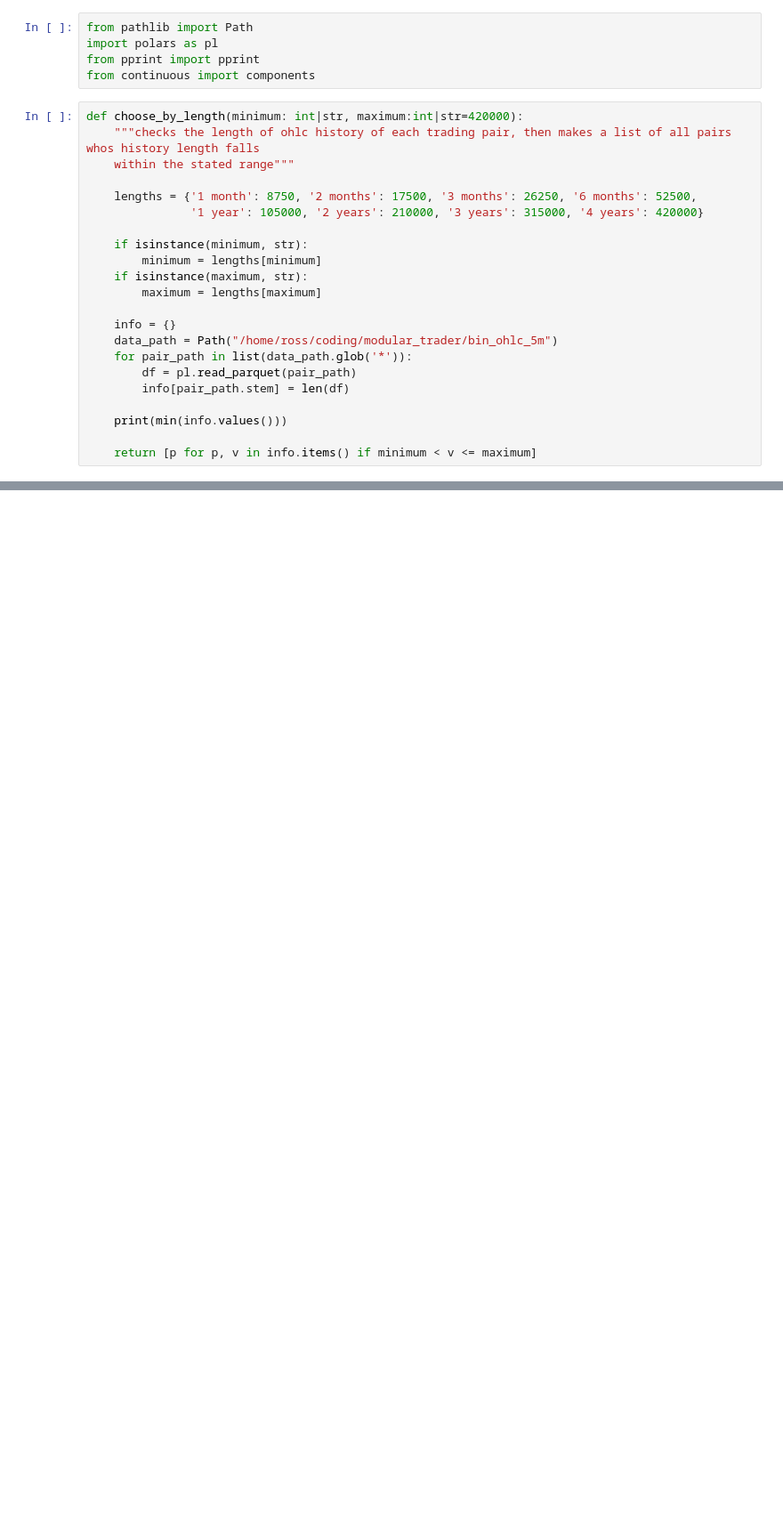
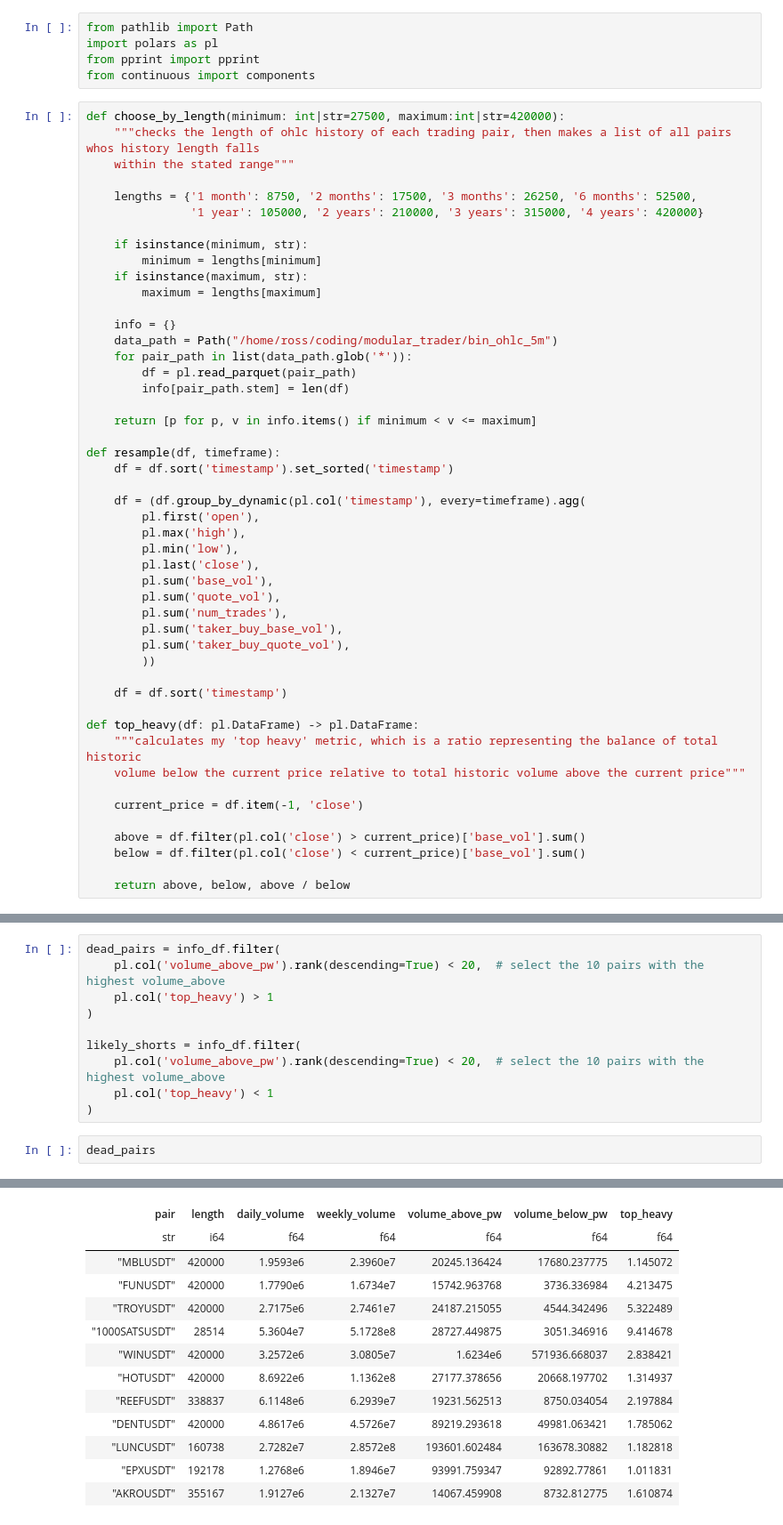
Before and after one commit to codebiscuits/modular_trader, a Jupyter notebook: continuous/analyse_pairs_data.ipynb, the cells around one changed output, grey strips where cells are left out. Shown at 89% size. Saved outputs shown, nothing was run; the diff lists cells and outputs as text; blank space fills up the shorter version.

Commit message:
continuous trader working pretty well

```diff
--- a/continuous/analyse_pairs_data.ipynb
+++ b/continuous/analyse_pairs_data.ipynb
@@ -4,7 +4,7 @@ import polars as pl
 from pprint import pprint
 from continuous import components
 # %%
-def choose_by_length(minimum: int|str, maximum:int|str=420000):
+def choose_by_length(minimum: int|str=27500, maximum:int|str=420000):
     """checks the length of ohlc history of each trading pair, then makes a list of all pairs whos history length falls
     within the stated range"""
 
@@ -22,6 +22,32 @@ def choose_by_length(minimum: int|str, maximum:int|str=420000):
         df = pl.read_parquet(pair_path)
         info[pair_path.stem] = len(df)
 
-    print(min(info.values()))
+    return [p for p, v in info.items() if minimum < v <= maximum]
 
-    return [p for p, v in info.items() if minimum < v <= maximum]
+def resample(df, timeframe):
+    df = df.sort('timestamp').set_sorted('timestamp')
+
+    df = (df.group_by_dynamic(pl.col('timestamp'), every=timeframe).agg(
+        pl.first('open'),
+        pl.max('high'),
+        pl.min('low'),
+        pl.last('close'),
+        pl.sum('base_vol'),
+        pl.sum('quote_vol'),
+        pl.sum('num_trades'),
+        pl.sum('taker_buy_base_vol'),
+        pl.sum('taker_buy_quote_vol'),
+        ))
+
+    df = df.sort('timestamp')
+
+def top_heavy(df: pl.DataFrame) -> pl.DataFrame:
+    """calculates my 'top heavy' metric, which is a ratio representing the balance of total historic
+    volume below the current price relative to total historic volume above the current price"""
+
+    current_price = df.item(-1, 'close')
+
+    above = df.filter(pl.col('close') > current_price)['base_vol'].sum()
+    below = df.filter(pl.col('close') < current_price)['base_vol'].sum()
+
+    return above, below, above / below
@@ -32,0 +115,13 @@ choose_by_length(0, 100)
+# %%
+dead_pairs = info_df.filter(
+    pl.col('volume_above_pw').rank(descending=True) < 20,  # select the 10 pairs with the highest volume_above
+    pl.col('top_heavy') > 1
+)
+
+likely_shorts = info_df.filter(
+    pl.col('volume_above_pw').rank(descending=True) < 20,  # select the 10 pairs with the highest volume_above
+    pl.col('top_heavy') < 1
+)
+# %%
+dead_pairs
+# %% [output]
@@ -32,0 +129,13 @@ choose_by_length(0, 100)
+| pair | length | daily_volume | weekly_volume | volume_above_pw | volume_below_pw | top_heavy |
+| str | i64 | f64 | f64 | f64 | f64 | f64 |
+| "MBLUSDT" | 420000 | 1.9593e6 | 2.3960e7 | 20245.136424 | 17680.237775 | 1.145072 |
+| "FUNUSDT" | 420000 | 1.7790e6 | 1.6734e7 | 15742.963768 | 3736.336984 | 4.213475 |
+| "TROYUSDT" | 420000 | 2.7175e6 | 2.7461e7 | 24187.215055 | 4544.342496 | 5.322489 |
+| "1000SATSUSDT" | 28514 | 5.3604e7 | 5.1728e8 | 28727.449875 | 3051.346916 | 9.414678 |
+| "WINUSDT" | 420000 | 3.2572e6 | 3.0805e7 | 1.6234e6 | 571936.668037 | 2.838421 |
+| "HOTUSDT" | 420000 | 8.6922e6 | 1.1362e8 | 27177.378656 | 20668.197702 | 1.314937 |
+| "REEFUSDT" | 338837 | 6.1148e6 | 6.2939e7 | 19231.562513 | 8750.034054 | 2.197884 |
+| "DENTUSDT" | 420000 | 4.8617e6 | 4.5726e7 | 89219.293618 | 49981.063421 | 1.785062 |
+| "LUNCUSDT" | 160738 | 2.7282e7 | 2.8572e8 | 193601.602484 | 163678.30882 | 1.182818 |
+| "EPXUSDT" | 192178 | 1.2768e6 | 1.8946e7 | 93991.759347 | 92892.77861 | 1.011831 |
+| "AKROUSDT" | 355167 | 1.9127e6 | 2.1327e7 | 14067.459908 | 8732.812775 | 1.610874 |
```
Also changed, not shown: parts of 7 cells of this notebook, 5 other files.
